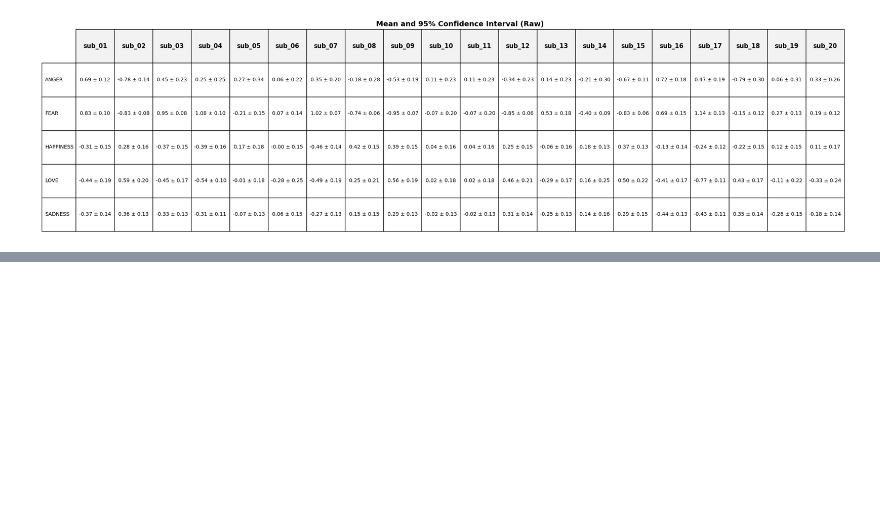
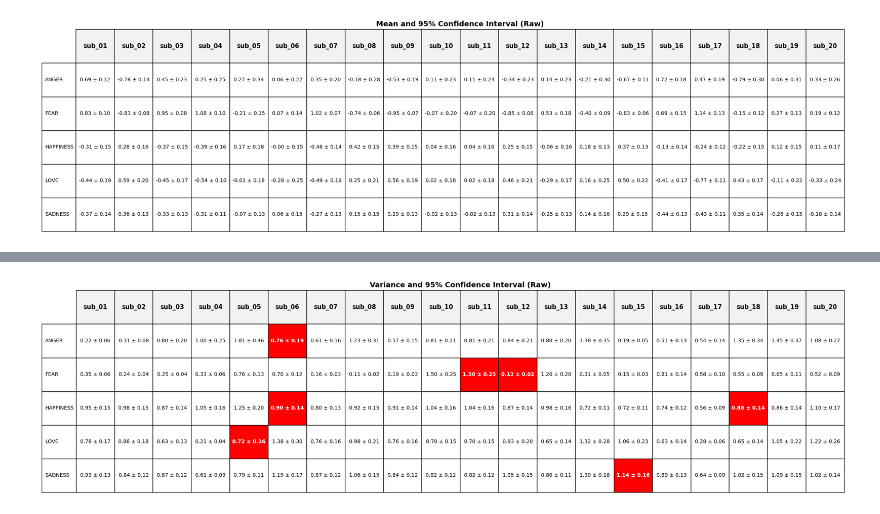
Before and after one commit to Napwillcode8848/deepemotion_variance_01, a Jupyter notebook: pca_analysis.ipynb, the cells around one changed output, grey strips where cells are left out. Cells and saved outputs as stored; diff of their text form; code cells hidden in the pictures; blank space fills up the shorter version.

```diff
--- a/pca_analysis.ipynb
+++ b/pca_analysis.ipynb
@@ -727,0 +789,4 @@ create_table_image(mean_ci_raw, title="Mean and 95% Confidence Interval (Raw)")
+# %%
+create_table_with_anomalies(var_ci_raw, title="Variance and 95% Confidence Interval (Raw)")
+# %% [output]
+[figure, added]
```
Also changed, not shown: parts of 5 cells of this notebook.
